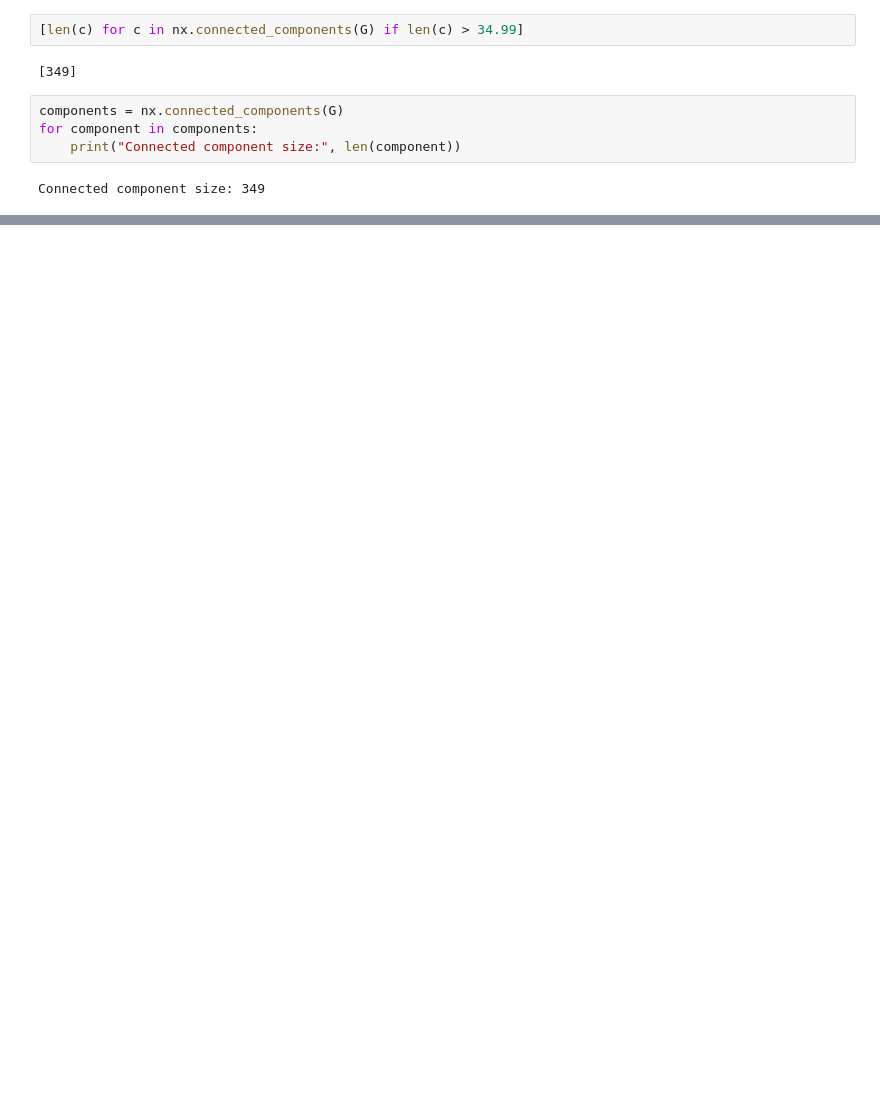
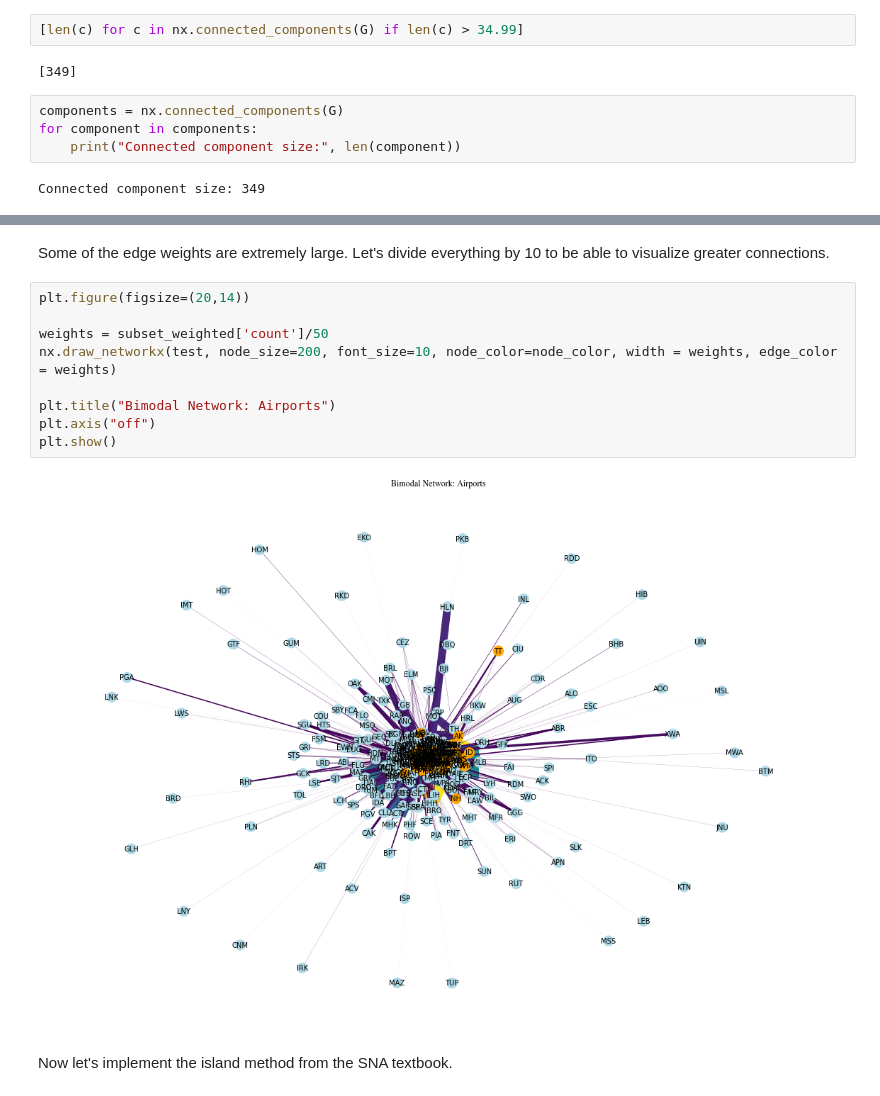
Before and after one commit to addsding/cuny-data620, a Jupyter notebook: week4_part1/Project2.ipynb, the cells around one changed output, grey strips where cells are left out. Cells and saved outputs as stored; diff of their text form; blank space fills up the shorter version.

```diff
--- a/week4_part1/Project2.ipynb
+++ b/week4_part1/Project2.ipynb
@@ -251,0 +282,15 @@ Connected component size: 349
+# %% [markdown]
+Some of the edge weights are extremely large. Let's divide everything by 10 to be able to visualize greater connections.
+# %%
+plt.figure(figsize=(20,14))
+
+weights = subset_weighted['count']/50
+nx.draw_networkx(test, node_size=200, font_size=10, node_color=node_color, width = weights, edge_color = weights)
+
+plt.title("Bimodal Network: Airports")
+plt.axis("off")
+plt.show()
+# %% [output]
+[figure, added]
+# %% [markdown]
+Now let's implement the island method from the SNA textbook.
```
Also changed, not shown: parts of 15 cells of this notebook.
